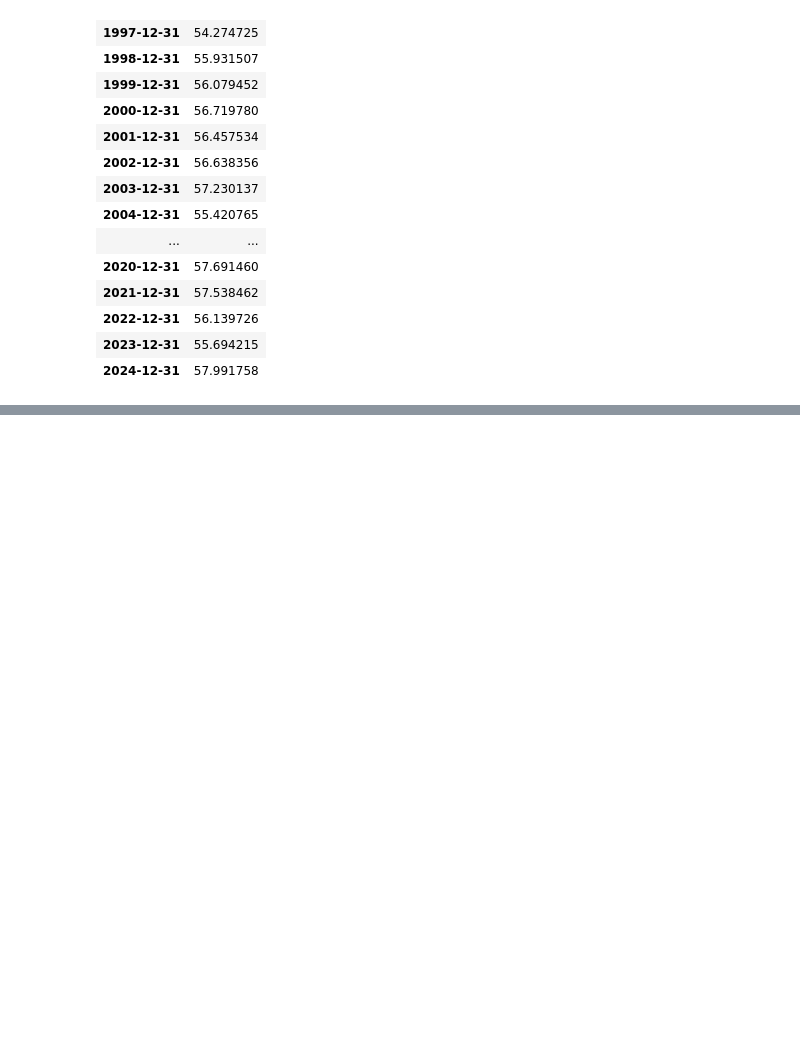
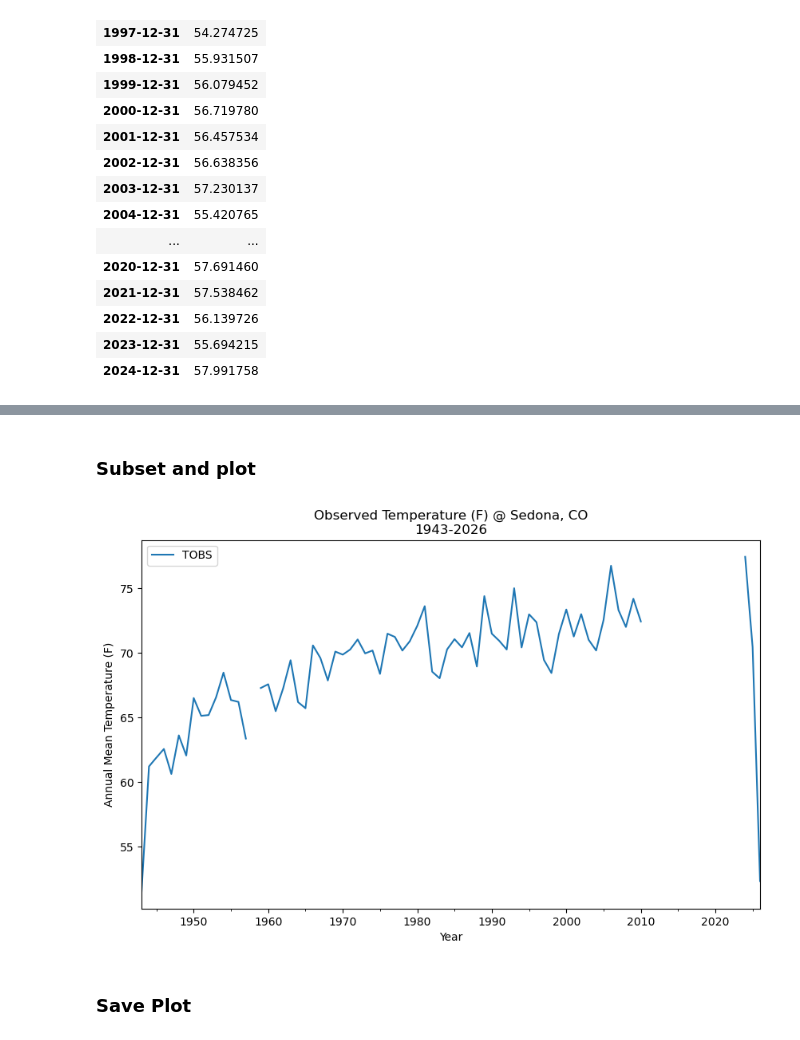
Before and after one commit to cu-esiil-edu/01-climate-crhawley, a Jupyter notebook: notebooks/climate_data_analysis_20Jul2026.ipynb, the cells around one changed output, grey strips where cells are left out. Drawn from its saved outputs; the diff is of its cells as text; code cells hidden in the pictures; blank space fills up the shorter version.

```diff
--- a/notebooks/climate_data_analysis_20Jul2026.ipynb
+++ b/notebooks/climate_data_analysis_20Jul2026.ipynb
@@ -144,0 +225,20 @@ hv.save(boulder_30yr_plot, 'boulder_plot.html')
+# %% [markdown]
+### Subset and plot
+# %%
+#take annual mean temp
+annual_sedona = sedona_df.resample('YE').mean()  #make new df that pulls the means from boulder.df
+annual_sedona
+
+#plot
+
+fig, ax = plt.subplots(figsize=(10,6))
+annual_sedona.plot(y='TOBS',
+                 ax=ax,
+                 ylabel='Annual Mean Temperature (F)',
+                 xlabel='Year',
+                 title='Observed Temperature (F) @ Sedona, CO\n1943-2026')
+plt.show()
+# %% [output]
+[figure, added]
+# %% [markdown]
+### Save Plot
```
Also changed, not shown: parts of 12 cells of this notebook, 1 other file.
